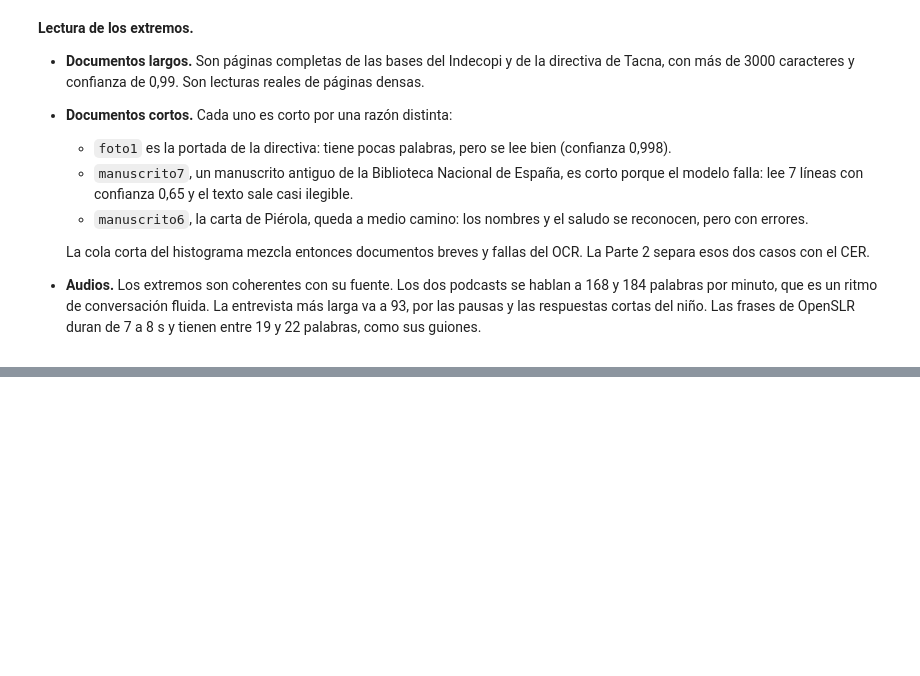
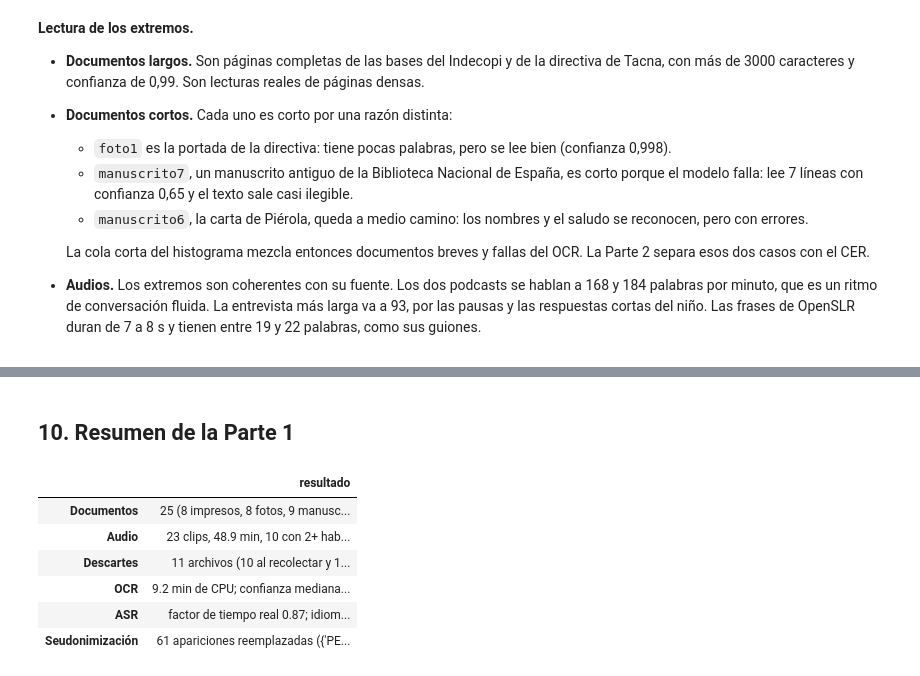
Before and after one commit to IvettexMamani/diplomado-python-2026, a Jupyter notebook: tarea_2/01_extraccion.ipynb, the cells around one changed output, grey strips where cells are left out. Cells and saved outputs as stored; diff of their text form; code cells hidden in the pictures; blank space fills up the shorter version.

```diff
--- a/tarea_2/01_extraccion.ipynb
+++ b/tarea_2/01_extraccion.ipynb
@@ -1165,0 +1251,24 @@ Duración: mediana 12 s, rango 7.0–1201.8 s · palabras: rango 17–3679
+# %% [markdown]
+## 10. Resumen de la Parte 1
+# %%
+resumen = {
+    "Documentos": f"{len(documentos)} ({', '.join(f'{n} {t}s' for t, n in documentos['tipo'].value_counts().reindex(TIPOS).items())})",
+    "Audio": f"{len(transcripciones)} clips, {transcripciones['duracion_seg'].sum() / 60:.1f} min, "
+             f"{(transcripciones['n_hablantes'] >= 2).sum()} con 2+ hablantes",
+    "Descartes": f"{reporte['archivos'].sum()} archivos ({recoleccion['archivos'].sum()} al recolectar y {len(descartes)} en el notebook)",
+    "OCR": f"{docs['segundos_ocr'].sum() / 60:.1f} min de CPU; confianza mediana "
+           + ", ".join(f"{t} {docs.loc[docs['tipo'] == t, 'confianza_mediana'].median():.2f}" for t in TIPOS),
+    "ASR": f"factor de tiempo real {asr['segundos_asr'].sum() / asr['duracion_seg'].sum():.2f}; "
+           f"idioma detectado {asr['idioma_detectado'].value_counts().to_dict()}",
+    "Seudonimización": f"{reemplazos['apariciones'].sum()} apariciones reemplazadas "
+                       f"({reemplazos.groupby('tipo')['apariciones'].sum().loc[lambda s: s > 0].to_dict()})",
+}
+pd.Series(resumen, name="resultado").to_frame()
+# %% [output]
+|  | resultado |
+| Documentos | 25 (8 impresos, 8 fotos, 9 manusc... |
+| Audio | 23 clips, 48.9 min, 10 con 2+ hab... |
+| Descartes | 11 archivos (10 al recolectar y 1... |
+| OCR | 9.2 min de CPU; confianza mediana... |
+| ASR | factor de tiempo real 0.87; idiom... |
+| Seudonimización | 61 apariciones reemplazadas ({'PE... |
```
Also changed, not shown: parts of 5 cells of this notebook, 2 other files.
